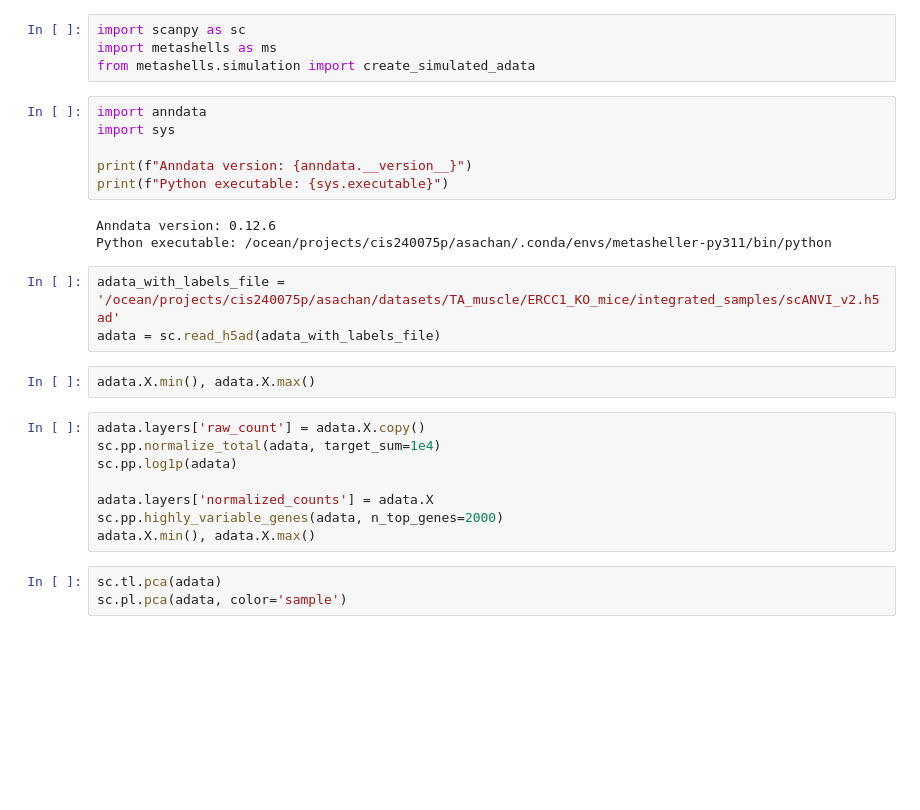
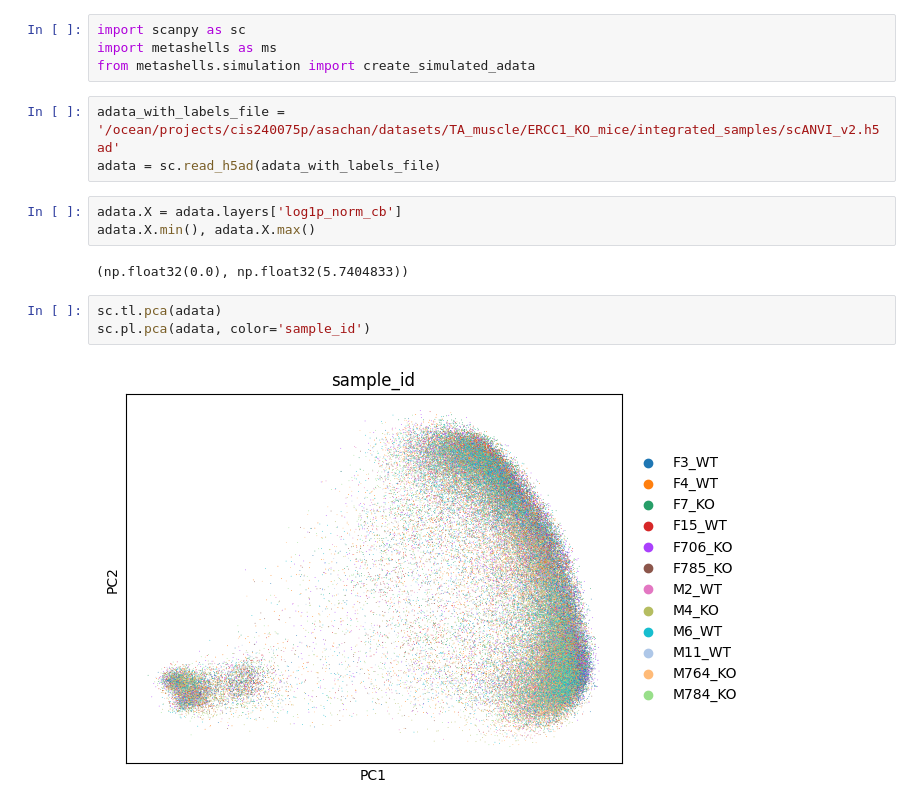
Before and after one commit to akanksha-sachan/TA_muscle_ageing, a Jupyter notebook: py_scripts/slide_analysis/meta_cell.ipynb, the cells around one changed output. Cells and saved outputs as stored; diff of their text form; blank space fills up the shorter version.

```diff
--- a/py_scripts/slide_analysis/meta_cell.ipynb
+++ b/py_scripts/slide_analysis/meta_cell.ipynb
@@ -2,28 +2,16 @@
 import scanpy as sc
 import metashells as ms
 from metashells.simulation import create_simulated_adata
-# %%
-import anndata
-import sys
-
-print(f"Anndata version: {anndata.__version__}")
-print(f"Python executable: {sys.executable}")
-# %% [output]
-Anndata version: 0.12.6
-Python executable: /ocean/projects/cis240075p/asachan/.conda/envs/metasheller-py311/bin/python
 # %%
 adata_with_labels_file = '/ocean/projects/cis240075p/asachan/datasets/TA_muscle/ERCC1_KO_mice/integrated_samples/scANVI_v2.h5ad'
 adata = sc.read_h5ad(adata_with_labels_file)
 # %%
+adata.X = adata.layers['log1p_norm_cb']
 adata.X.min(), adata.X.max()
+# %% [output]
+(np.float32(0.0), np.float32(5.7404833))
-# %%
-adata.layers['raw_count'] = adata.X.copy()
-sc.pp.normalize_total(adata, target_sum=1e4)
-sc.pp.log1p(adata)
-
-adata.layers['normalized_counts'] = adata.X
-sc.pp.highly_variable_genes(adata, n_top_genes=2000)
-adata.X.min(), adata.X.max()
 # %%
 sc.tl.pca(adata)
-sc.pl.pca(adata, color='sample')
+sc.pl.pca(adata, color='sample_id')
+# %% [output]
+[figure, added]
```
Also changed, not shown: parts of 15 cells of this notebook, 4 other files.
